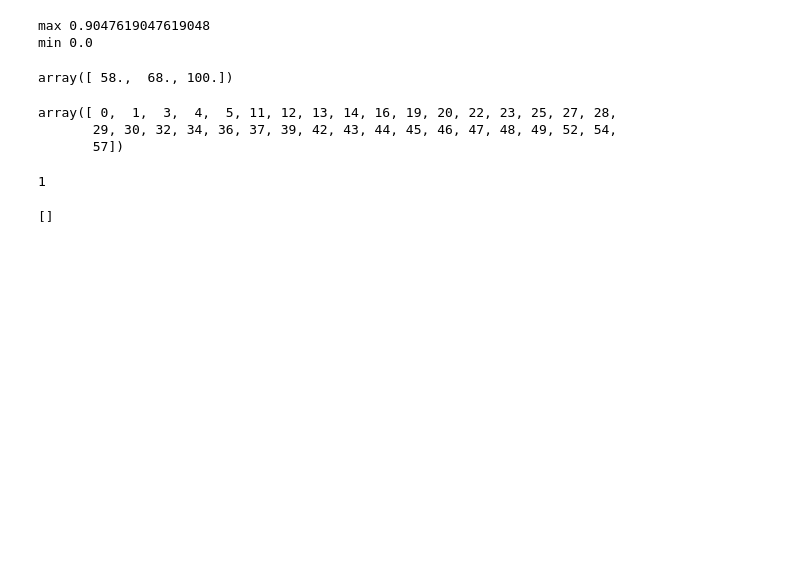
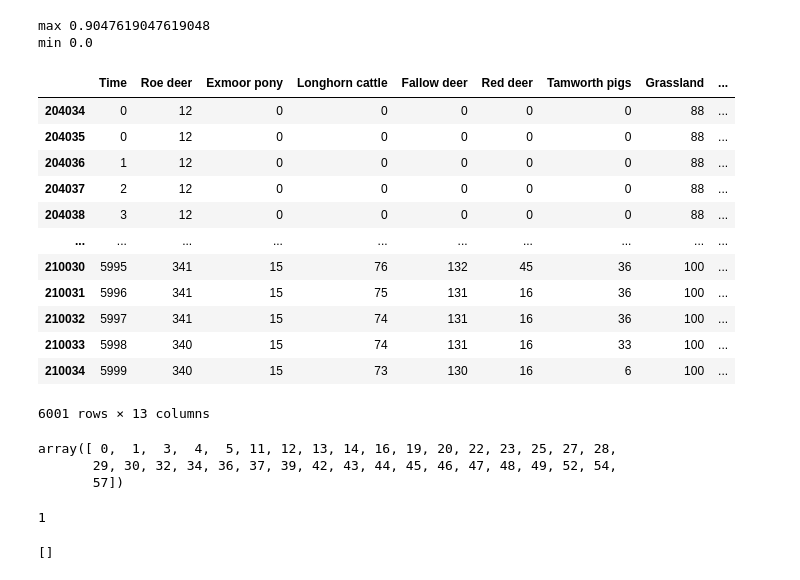
Before and after one commit to emjneil/rewilding_resilience, a Jupyter notebook: compile_param_files.ipynb, the cells around one changed output. Cells and saved outputs as stored; diff of their text form; code cells hidden in the pictures; blank space fills up the shorter version.

```diff
--- a/compile_param_files.ipynb
+++ b/compile_param_files.ipynb
@@ -13,11 +13,22 @@ print("min", df.passed_filters.min()/63)
 # %% [output]
 max 0.9047619047619048
 min 0.0
-# %%
-bad = df.loc[df["passed_filters"] == 1]
-bad.run_number.unique()
-# %% [output]
-array([ 58.,  68., 100.])
+# %%
+df.loc[df["passed_filters"] == 57]
+# %% [output]
+|  | Time | Roe deer | Exmoor pony | Longhorn cattle | Fallow deer | Red deer | Tamworth pigs | Grassland | ... |
+| 204034 | 0 | 12 | 0 | 0 | 0 | 0 | 0 | 88 | ... |
+| 204035 | 0 | 12 | 0 | 0 | 0 | 0 | 0 | 88 | ... |
+| 204036 | 1 | 12 | 0 | 0 | 0 | 0 | 0 | 88 | ... |
+| 204037 | 2 | 12 | 0 | 0 | 0 | 0 | 0 | 88 | ... |
+| 204038 | 3 | 12 | 0 | 0 | 0 | 0 | 0 | 88 | ... |
+| ... | ... | ... | ... | ... | ... | ... | ... | ... | ... |
+| 210030 | 5995 | 341 | 15 | 76 | 132 | 45 | 36 | 100 | ... |
+| 210031 | 5996 | 341 | 15 | 75 | 131 | 16 | 36 | 100 | ... |
+| 210032 | 5997 | 341 | 15 | 74 | 131 | 16 | 36 | 100 | ... |
+| 210033 | 5998 | 340 | 15 | 74 | 131 | 16 | 33 | 100 | ... |
+| 210034 | 5999 | 340 | 15 | 73 | 130 | 16 | 6 | 100 | ... |
+6001 rows × 13 columns
 # %%
 df.passed_filters.sort_values().unique()
 # %% [output]
```
Also changed, not shown: 3 other files.
